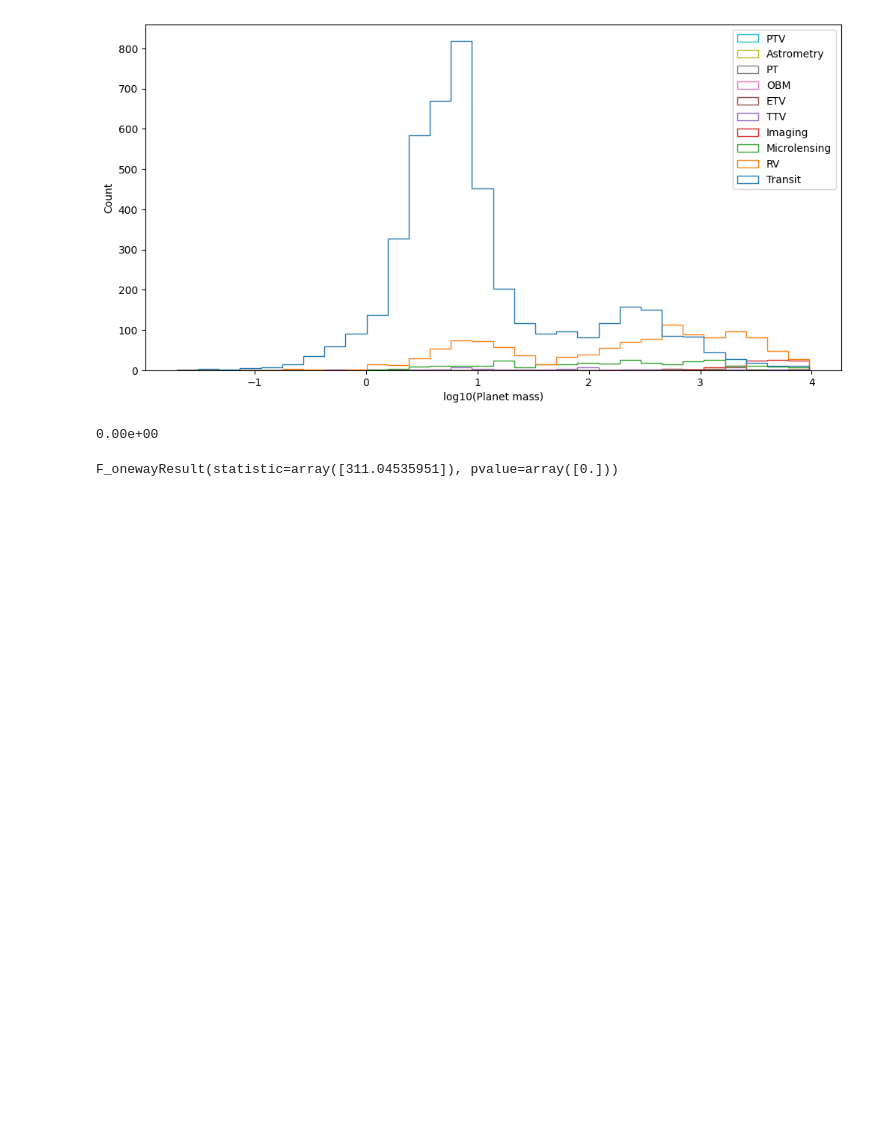
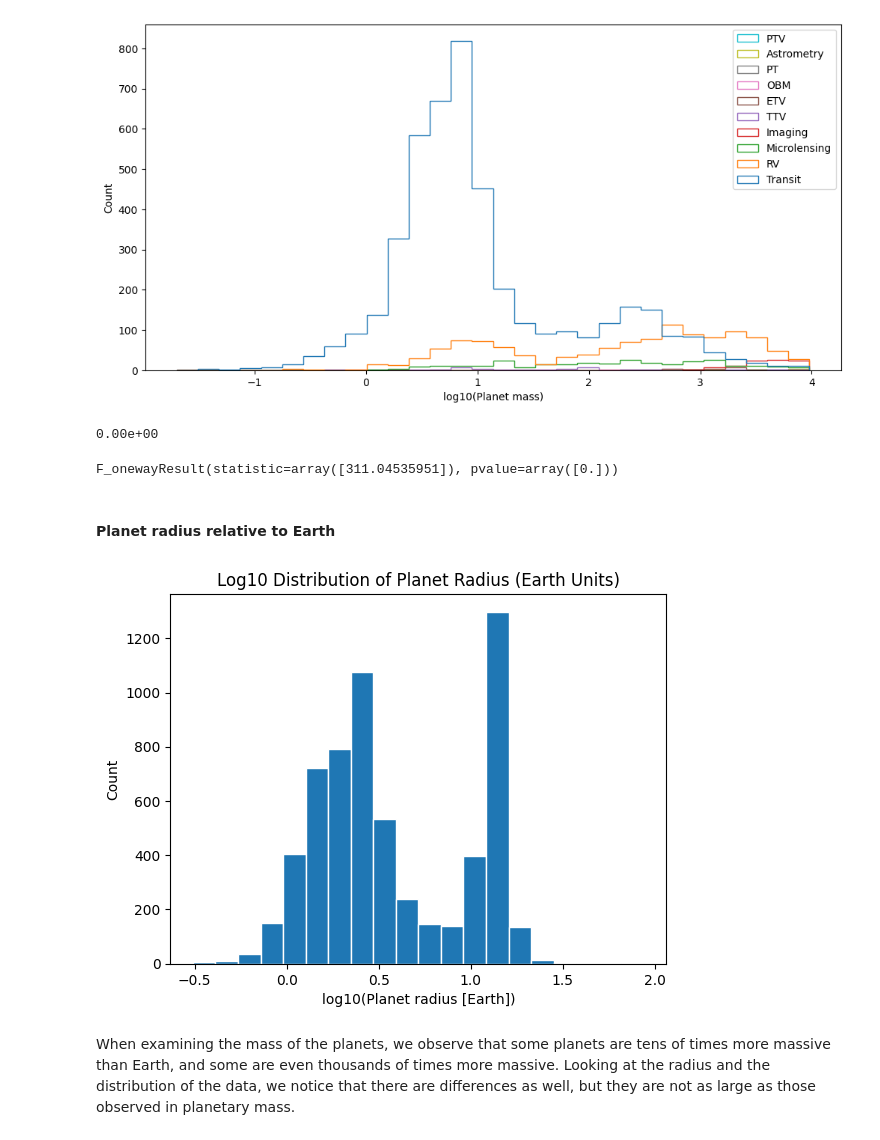
Before and after one commit to plamensve/DS_2026_FP, a Jupyter notebook: notebooks/02_detection_method_vs_planet_properties.ipynb, the cells around one changed output. Cells and saved outputs as stored; diff of their text form; code cells hidden in the pictures; blank space fills up the shorter version.

```diff
--- a/notebooks/02_detection_method_vs_planet_properties.ipynb
+++ b/notebooks/02_detection_method_vs_planet_properties.ipynb
@@ -349,3 +362,18 @@ print(f"{p:.2e}")
 result
 # %% [output]
 F_onewayResult(statistic=array([311.04535951]), pvalue=array([0.]))
+# %% [markdown]
+#### Planet radius relative to Earth
+# %%
+#Due to the vast differences in the masses of all discovered exoplanets,
+# we will use log10 to gain a better understanding of their distribution.
+plt.hist(np.log10(hypotheses_data['planet_radius_earth']), bins=20, edgecolor='white')
+
+plt.title('Log10 Distribution of Planet Radius (Earth Units)')
+plt.xlabel('log10(Planet radius [Earth])')
+plt.ylabel('Count')
+plt.show()
+# %% [output]
+[figure, added]
+# %% [markdown]
+When examining the mass of the planets, we observe that some planets are tens of times more massive than Earth, and some are even thousands of times more massive. Looking at the radius and the distribution of the data, we notice that there are differences as well, but they are not as large as those observed in planetary mass.
```
Also changed, not shown: parts of 9 cells of this notebook.
